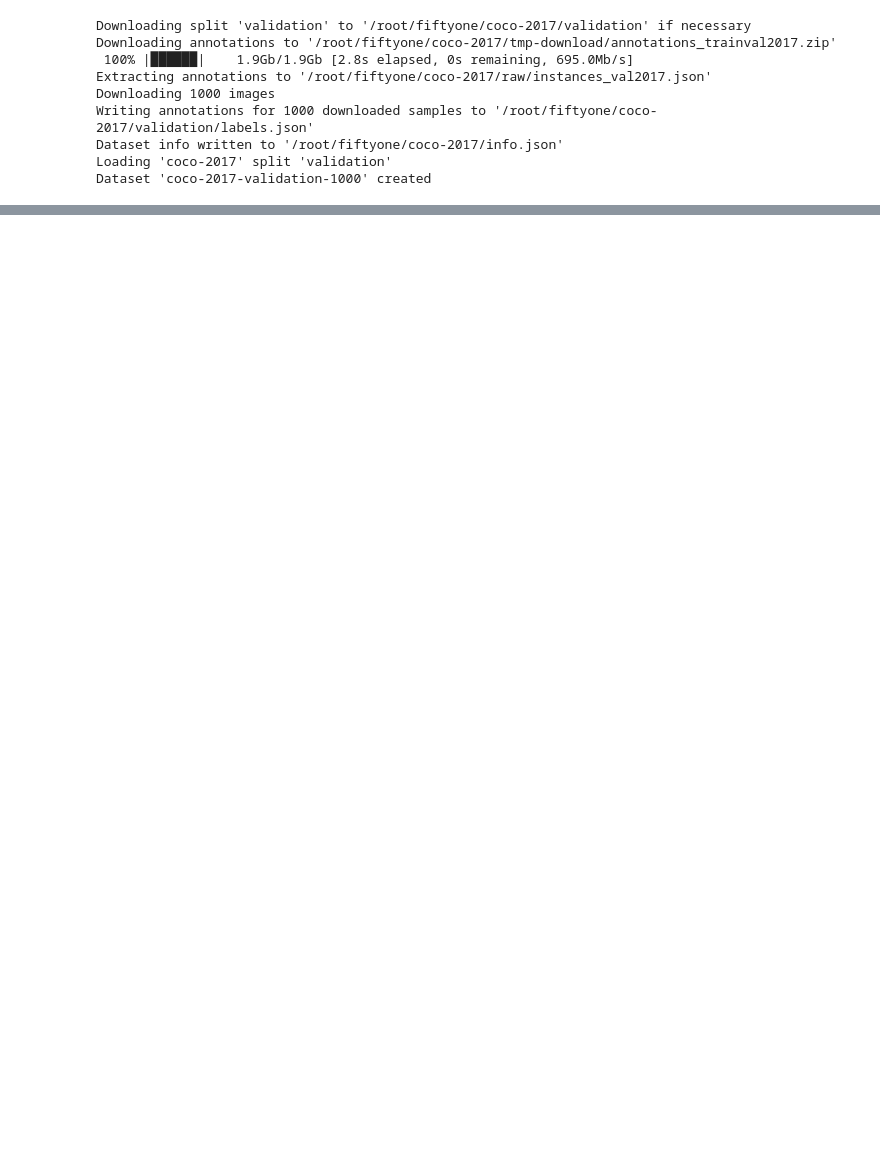
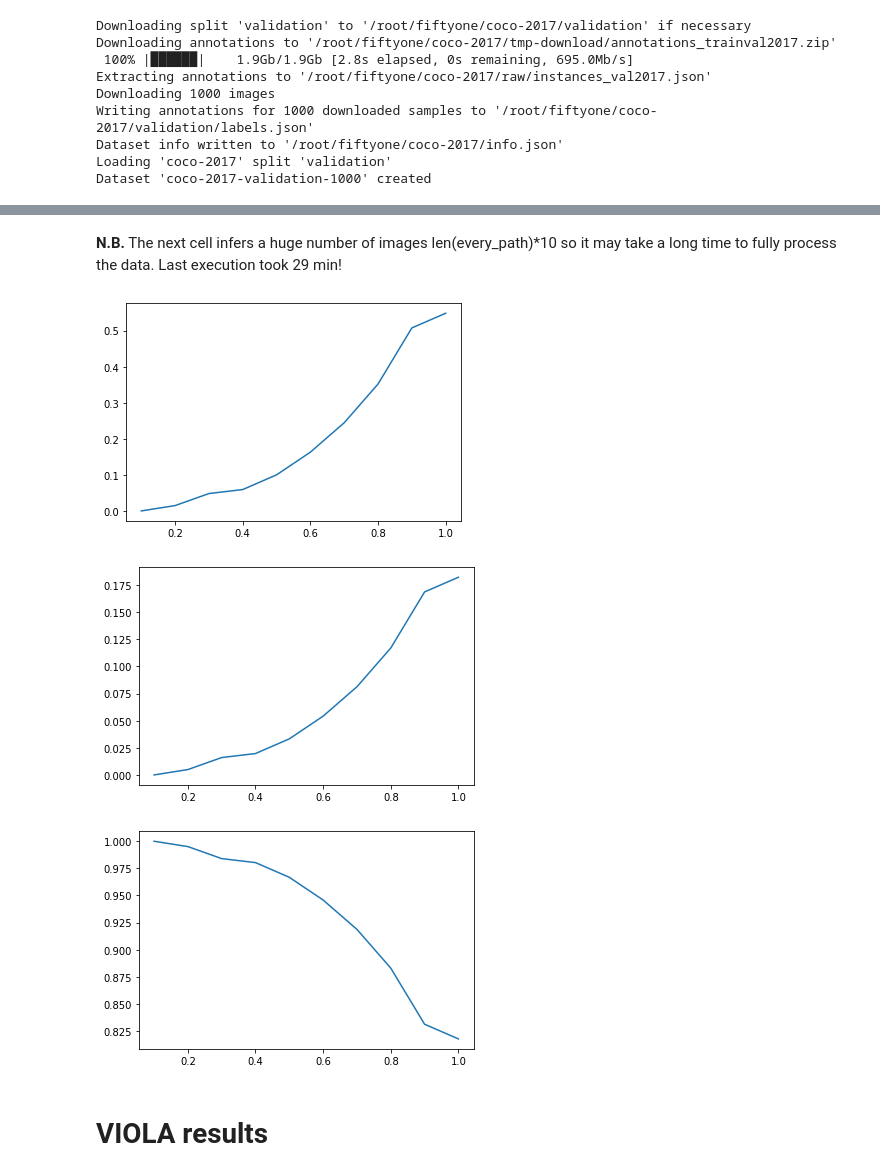
Before and after one commit to pastifra/Embedded-Person-detection, a Jupyter notebook: Scale_Stat_Evaluation.ipynb, the cells around one changed output, grey strips where cells are left out. Drawn from its saved outputs; the diff is of its cells as text; code cells hidden in the pictures; blank space fills up the shorter version.

```diff
--- a/Scale_Stat_Evaluation.ipynb
+++ b/Scale_Stat_Evaluation.ipynb
@@ -143,0 +258,19 @@ print(len(f_bboxes))
+# %% [markdown]
+**N.B.** The next cell infers a huge number of images len(every_path)*10 so it may take a long time to fully process the data. Last execution took 29 min!
+# %%
+scale = 1.0
+regions = []  #proposed regions
+scaled_bboxes = [] #scaled down version of ground truth boxes
+for i in range(0,10):
+  temp_regions = []
+  temp_boxes = []
+  for h in range(0,len(f_every_path)): #for every image
+    prop_regions = hog_detector(f_every_path[h], scale) #get proposed_regions at current scale
+    temp_regions.append(prop_regions)
+    temp_boxes_in = []
+    for x,y,w,h in f_bboxes[h]:
+      temp_boxes_in.append([x * scale, y * scale, w * scale, h * scale])
+    temp_boxes.append(temp_boxes_in)
+  regions.append(temp_regions)
+  scaled_bboxes.append(temp_boxes)
+  scale = scale - 0.1
@@ -143,0 +306,32 @@ print(len(f_bboxes))
+# %%
+pyplot.plot(scales, HOG_precision)
+pyplot.show()
+
+pyplot.plot(scales, HOG_recall)
+pyplot.show()
+
+pyplot.plot(scales, HOG_missrate)
+pyplot.show()
+
+from scipy.io import savemat
+
+mdic = {"scales": scales}
+savemat("/content/HOG_results/iou_thresholds.mat", mdic)
+
+mdic = {"HOG_precision": HOG_precision}
+savemat("/content/HOG_results/HOG_precision.mat", mdic)
+
+mdic = {"HOG_recall": HOG_recall}
+savemat("/content/HOG_results/HOG_recall.mat", mdic)
+
+mdic = {"HOG_missrate": HOG_missrate}
+savemat("/content/HOG_results/HOG_missrate.mat", mdic)
+
+mdic = {"HOG_f1": HOG_f1}
+savemat("/content/HOG_results/HOG_f1.mat", mdic)
+# %% [output]
+[figure, added]
+[figure, added]
+[figure, added]
+# %% [markdown]
+# VIOLA results
```
Also changed, not shown: parts of 20 cells of this notebook.
